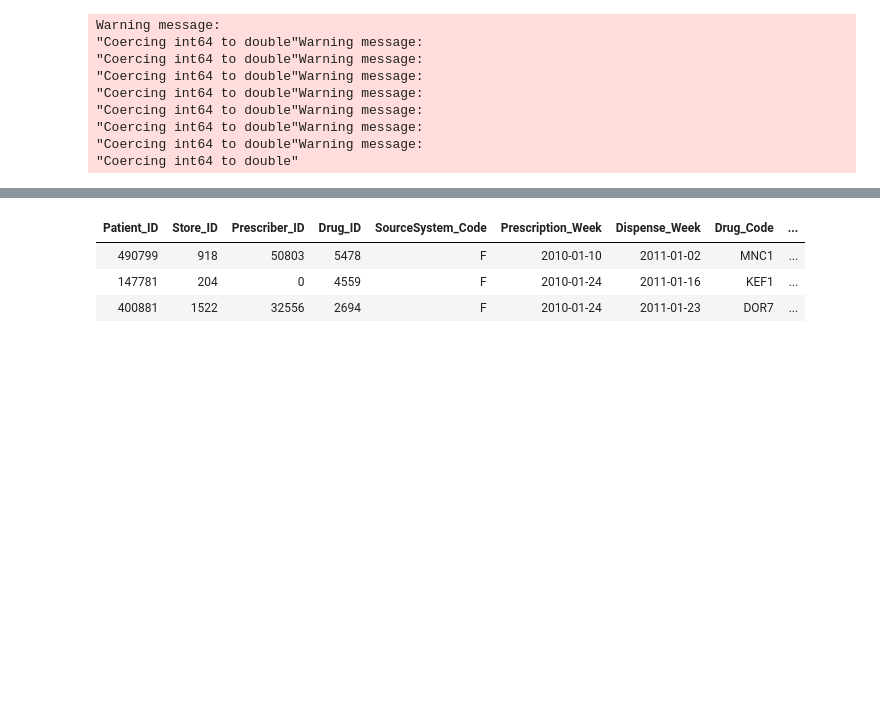
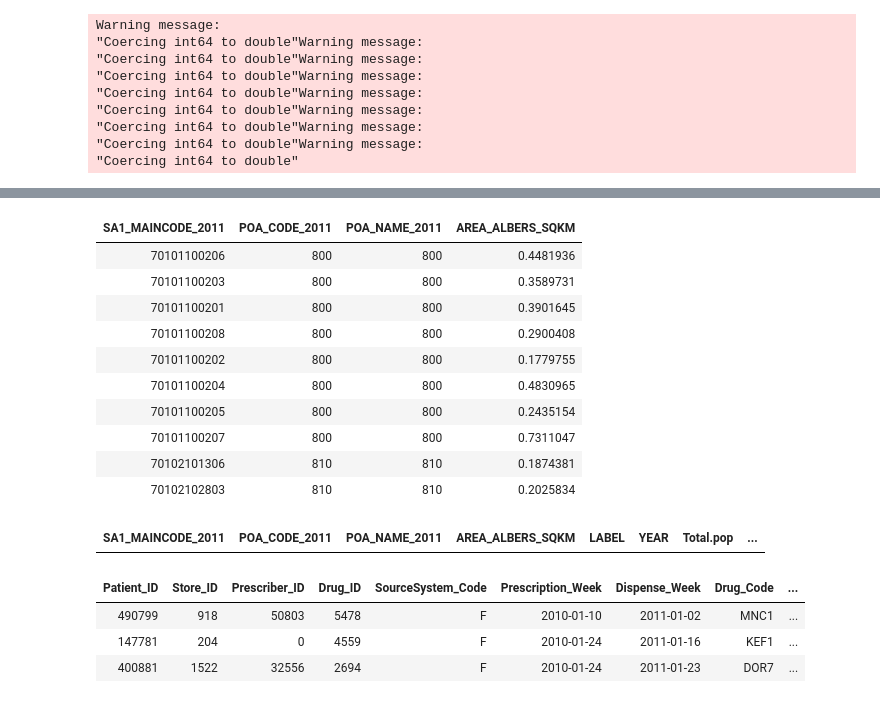
Before and after one commit to smstojanovic/iSel_MelbDatathon2017, a Jupyter notebook: steve/Antibiotic Strains by location.ipynb, the cells around one changed output, grey strips where cells are left out. Cells and saved outputs as stored; diff of their text form; code cells hidden in the pictures; blank space fills up the shorter version.

```diff
--- a/steve/Antibiotic Strains by location.ipynb
+++ b/steve/Antibiotic Strains by location.ipynb
@@ -100,3 +168,21 @@ Information from URL : http://maps.googleapis.com/maps/api/geocode/json?address=
+# %%
+population_mapping %>% head(10)
+# %% [output]
+| SA1_MAINCODE_2011 | POA_CODE_2011 | POA_NAME_2011 | AREA_ALBERS_SQKM |
+| 70101100206 | 800 | 800 | 0.4481936 |
+| 70101100203 | 800 | 800 | 0.3589731 |
+| 70101100201 | 800 | 800 | 0.3901645 |
+| 70101100208 | 800 | 800 | 0.2900408 |
+| 70101100202 | 800 | 800 | 0.1779755 |
+| 70101100204 | 800 | 800 | 0.4830965 |
+| 70101100205 | 800 | 800 | 0.2435154 |
+| 70101100207 | 800 | 800 | 0.7311047 |
+| 70102101306 | 810 | 810 | 0.1874381 |
+| 70102102803 | 810 | 810 | 0.2025834 |
+# %%
+population_mapping %>% inner_join(., populations, by=c("SA1_MAINCODE_2011"="CODE")) %>% head(10)
+# %% [output]
+| SA1_MAINCODE_2011 | POA_CODE_2011 | POA_NAME_2011 | AREA_ALBERS_SQKM | LABEL | YEAR | Total.pop | ... |
 # %%
 patient_ids <- transactions %>% select(Patient_ID) %>% unique
 sample_patient_id_ix <- sample(1:nrow(patient_ids))[1:(0.10*nrow(patient_ids))]
```
Also changed, not shown: parts of 11 cells of this notebook, 1 other file.
